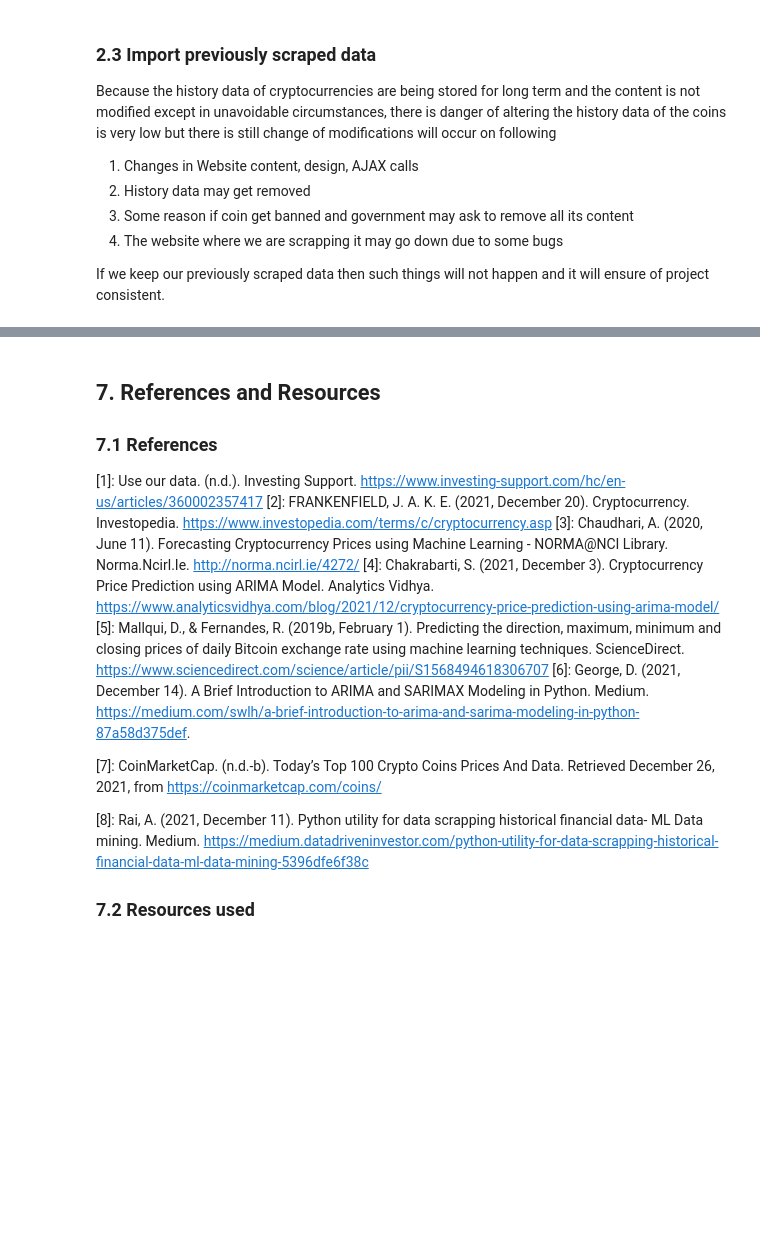
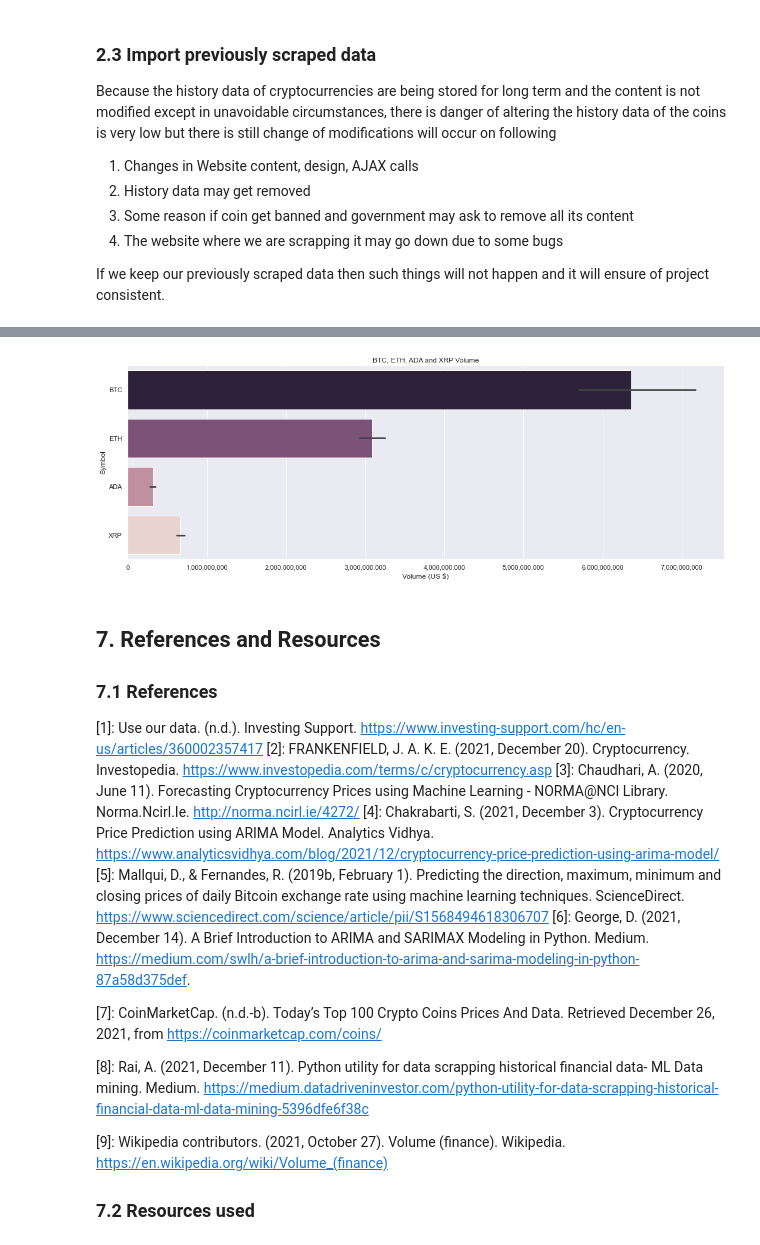
Before and after one commit to gshudhanshu/CM2015-Programming-with-data_Mid-term, a Jupyter notebook: CM2015_Mid-term.ipynb, the cells around one changed output, grey strips where cells are left out. Saved outputs shown, nothing was run; the diff lists cells and outputs as text; code cells hidden in the pictures; blank space fills up the shorter version.

Commit message:
Ploting graph

```diff
--- a/CM2015_Mid-term.ipynb
+++ b/CM2015_Mid-term.ipynb
@@ -227,0 +246,17 @@ coinsHistoryCSV = pd.read_csv('coinsHistory.csv', index_col=0)
+# %%
+# Replacing the K M and B with 1000, 1000000 and 1000000000
+def strToNum(strNum):
+    num = 0
+    num_map = {'K':1000, 'M':1000000, 'B':1000000000}
+    if str(strNum).isdigit():
+        num = int(strNum)
+    else:
+        if len(strNum) > 1:
+            num = float(strNum[:-1]) * num_map.get(strNum[-1].upper(), 1)
+    return int(num)
+
+for i, row in coinsHistoryCSV.iterrows():
+    row = strToNum(coinsHistoryCSV['Volume'][i])
+    coinsHistoryCSV.iat[i, 6] = row
+
+coinsHistoryCSV
@@ -228,3 +284,28 @@ coinsHistoryCSV = pd.read_csv('coinsHistory.csv', index_col=0)
+# %%
+# Plotting volume graph for BTC, ETH, ADA and XRP cryptocurrencies
+
+currency = coinsHistoryCSV.Symbol
+volume = coinsHistoryCSV.Volume * coinsHistoryCSV.Price
+
+uniqueSymbols = currency.unique()
+
+fig, ax = plt.subplots(figsize=(18,6))
+g = sns.barplot( y = currency, x = volume, palette=sns.cubehelix_palette(len(uniqueSymbols), reverse=True))
+
+# Labels
+plt.title("BTC, ETH, ADA and XRP Volume")
+ax.set_xlabel('Volume (US $)')
+
+label_format = '{:,.0f}'
+# fixing yticks with matplotlib.ticker "FixedLocator"
+ticks_loc = ax.get_xticks().tolist()
+ax.xaxis.set_major_locator(mticker.FixedLocator(ticks_loc))
+ax.set_xticklabels([label_format.format(x) for x in ticks_loc])
+
+fig=plt.gcf()
+plt.show()
+# %% [output]
+[figure, added]
 # %% [markdown]
 ## 7. References and Resources
 ### 7.1 References
@@ -239,5 +320,7 @@ coinsHistoryCSV = pd.read_csv('coinsHistory.csv', index_col=0)
 
 [8]: Rai, A. (2021, December 11). Python utility for data scrapping historical financial data- ML Data mining. Medium. https://medium.datadriveninvestor.com/python-utility-for-data-scrapping-historical-financial-data-ml-data-mining-5396dfe6f38c
 
+[9]: Wikipedia contributors. (2021, October 27). Volume (finance). Wikipedia. https://en.wikipedia.org/wiki/Volume_(finance)
+
 
 ### 7.2 Resources used
```
Also changed, not shown: parts of 7 cells of this notebook.
